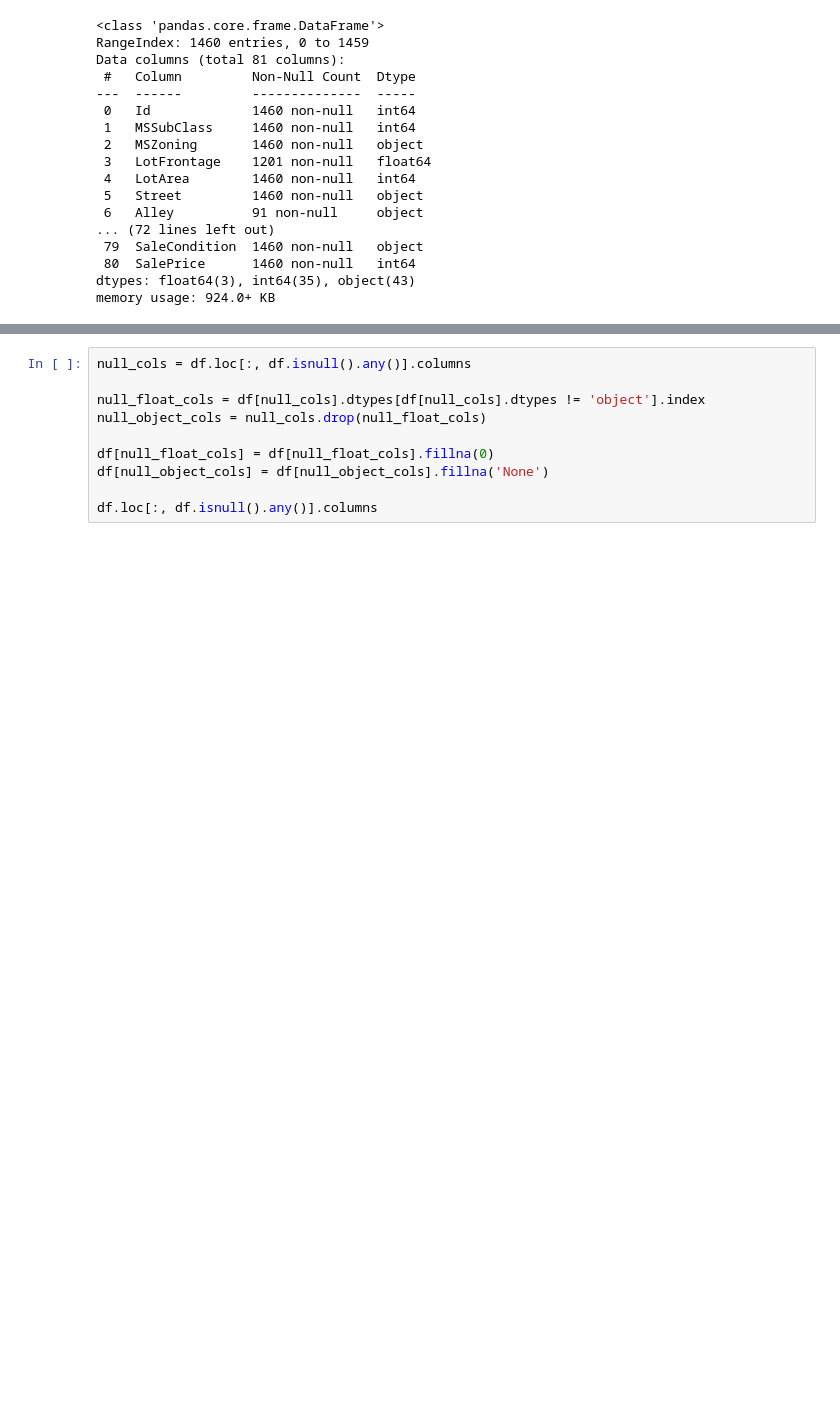
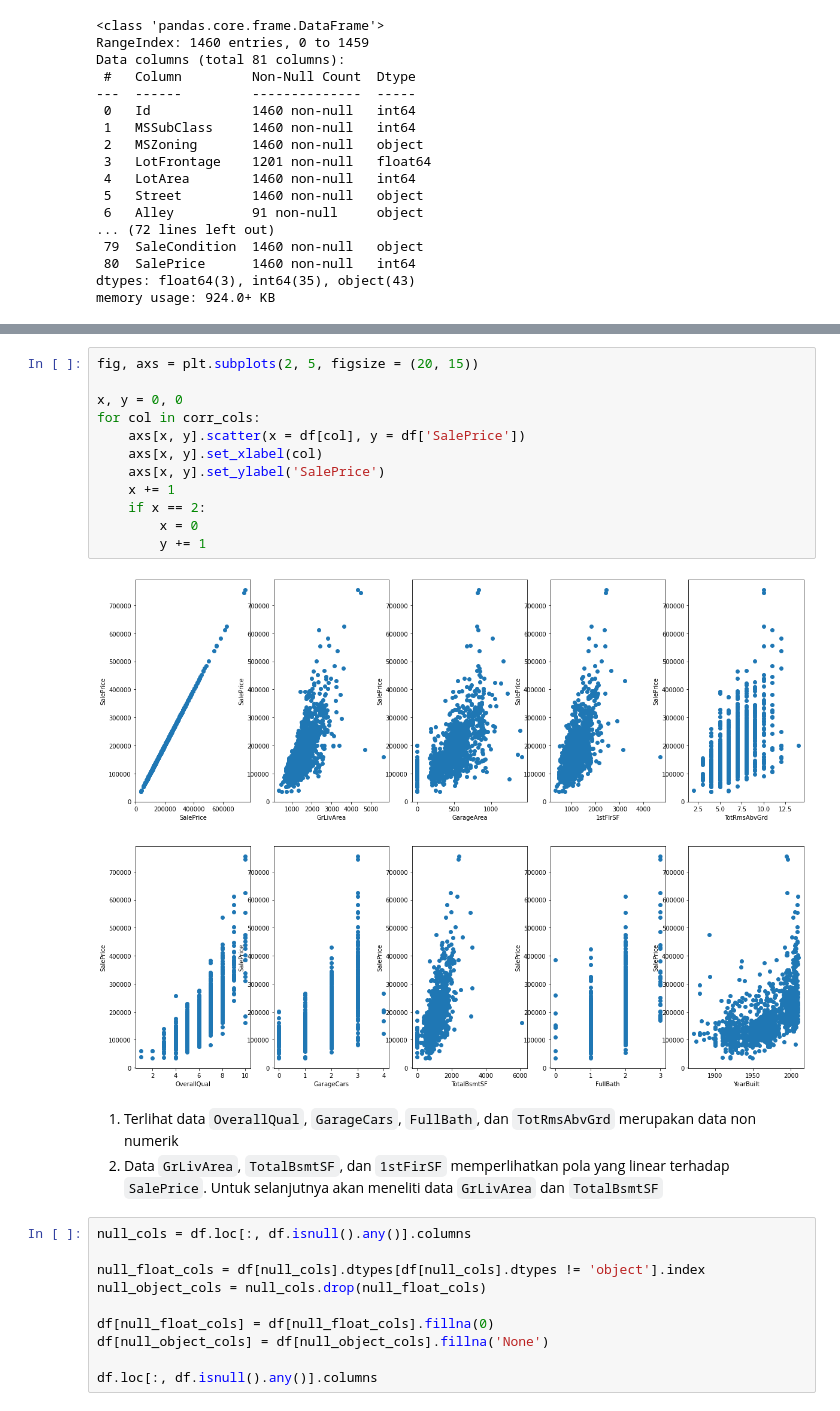
Before and after one commit to sultanardia/House-Prices, a Jupyter notebook: House_Prices_Advanced_Regression_Techniques.ipynb, the cells around one changed output, grey strips where cells are left out. Saved outputs shown, nothing was run; the diff lists cells and outputs as text; blank space fills up the shorter version.

````diff
--- a/House_Prices_Advanced_Regression_Techniques.ipynb
+++ b/House_Prices_Advanced_Regression_Techniques.ipynb
@@ -43,3 +78,20 @@ memory usage: 924.0+ KB
+# %%
+fig, axs = plt.subplots(2, 5, figsize = (20, 15))
+
+x, y = 0, 0
+for col in corr_cols:
+    axs[x, y].scatter(x = df[col], y = df['SalePrice'])
+    axs[x, y].set_xlabel(col)
+    axs[x, y].set_ylabel('SalePrice')
+    x += 1
+    if x == 2:
+        x = 0
+        y += 1
+# %% [output]
+[figure, added]
+# %% [markdown]
+1. Terlihat data ```OverallQual```, ```GarageCars```, ```FullBath```, dan ```TotRmsAbvGrd``` merupakan data non numerik
+2. Data ```GrLivArea```, ```TotalBsmtSF```, dan ```1stFirSF``` memperlihatkan pola yang linear terhadap ```SalePrice```. Untuk selanjutnya akan meneliti data ```GrLivArea``` dan ```TotalBsmtSF```
 # %%
 null_cols = df.loc[:, df.isnull().any()].columns
 
````
Also changed, not shown: parts of 6 cells of this notebook.
